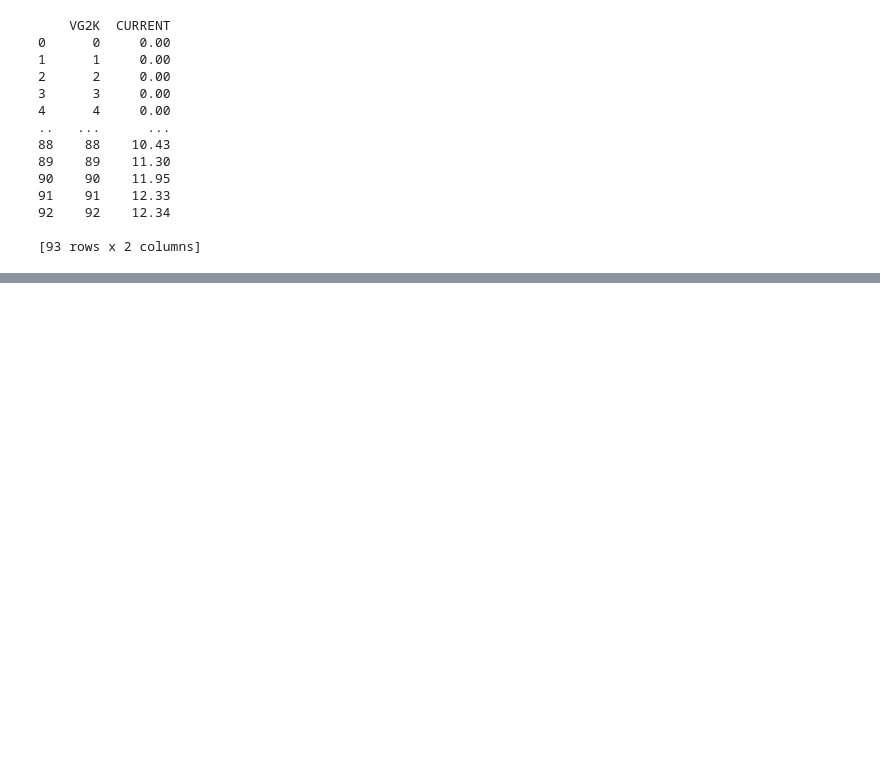
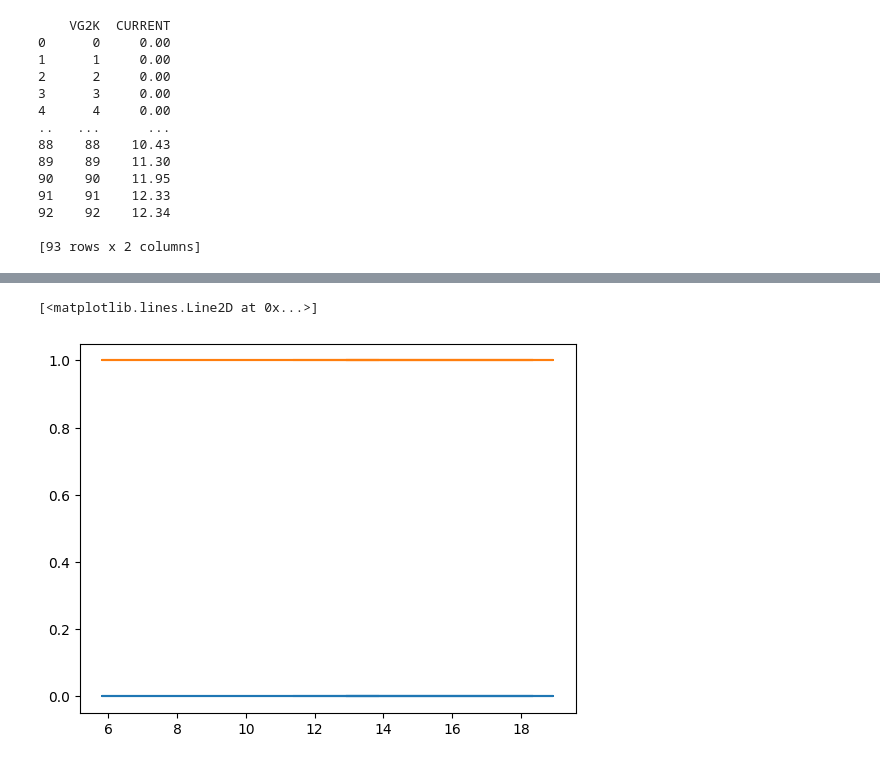
Before and after one commit to ashwin-r-k/general-physics-lab, a Jupyter notebook: frank-hertx-exp.ipynb, the cells around one changed output, grey strips where cells are left out. Cells and saved outputs as stored; diff of their text form; code cells hidden in the pictures; blank space fills up the shorter version.

```diff
--- a/frank-hertx-exp.ipynb
+++ b/frank-hertx-exp.ipynb
@@ -90,5 +103,7 @@ print(x_min)
 # %%
 #x_min=[19.5,25.0,31.1,36.8,42.8,48.0,54.3,59.8,66.2,71.9,78.6,84.5]
+x_min=[17.68356249,22.15313569, 27.99507157, 33.5425128, 39.81026745, 51.90723061, 45.63529731, 57.74180001, 64.57314336, 70.66740684
+,78.42865456]
 # %%
 diff=[]
 for i in range(1,len(x_min)-2):
@@ -122,0 +197,6 @@ print((statistics.mean(diff)-11.83)/11.83*100)
+# %%
+plt.plot(diff,np.zeros(len(diff)))
+plt.plot(diff,np.ones(len(diff)))
+# %% [output]
+[<matplotlib.lines.Line2D at 0x...>]
+[figure, added]
```
Also changed, not shown: parts of 28 cells of this notebook, 9 other files.
